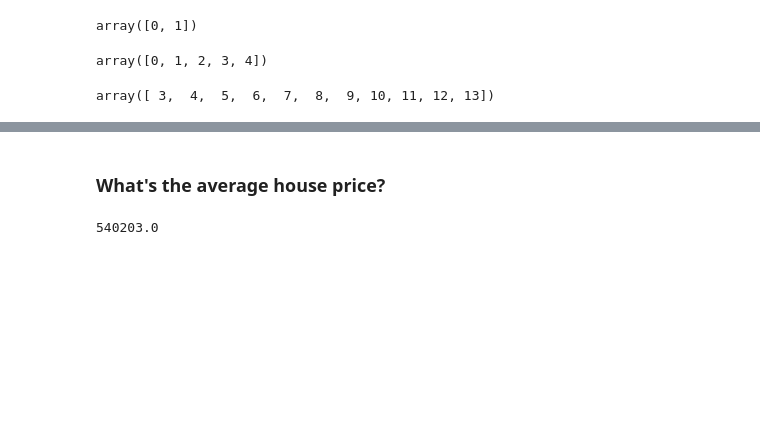
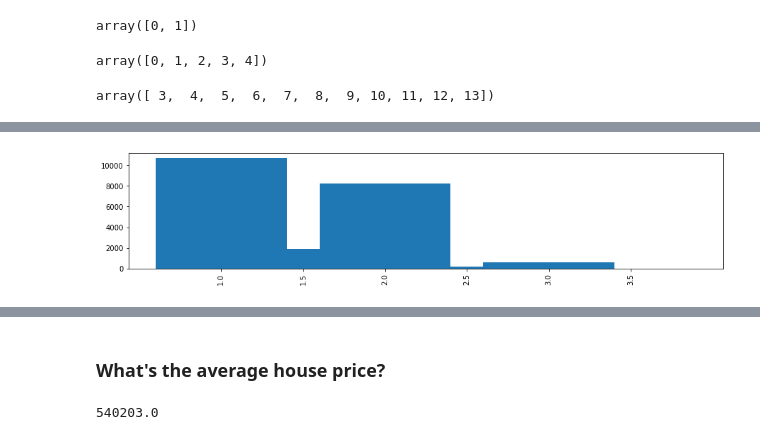
Before and after one commit to Henrique-Sousa/house-rocket, a Jupyter notebook: house-rocket.ipynb, the cells around one changed output, grey strips where cells are left out. Drawn from its saved outputs; the diff is of its cells as text; code cells hidden in the pictures; blank space fills up the shorter version.

```diff
--- a/house-rocket.ipynb
+++ b/house-rocket.ipynb
@@ -197,0 +174,4 @@ data.mean()['bedrooms'].round(2)
+# %%
+bar_values('floors')
+# %% [output]
+[figure, added]
```
Also changed, not shown: parts of 16 cells of this notebook.
